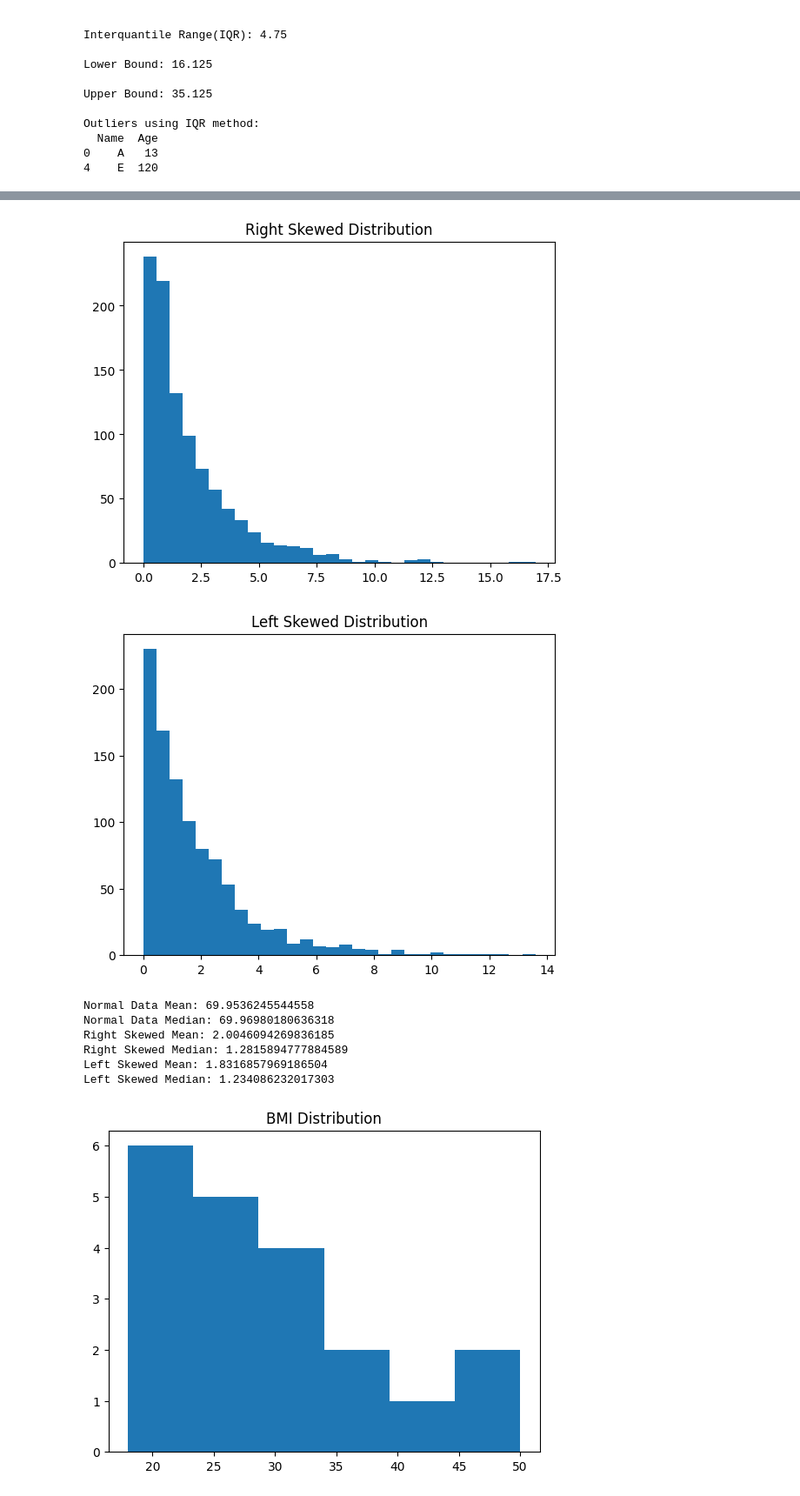
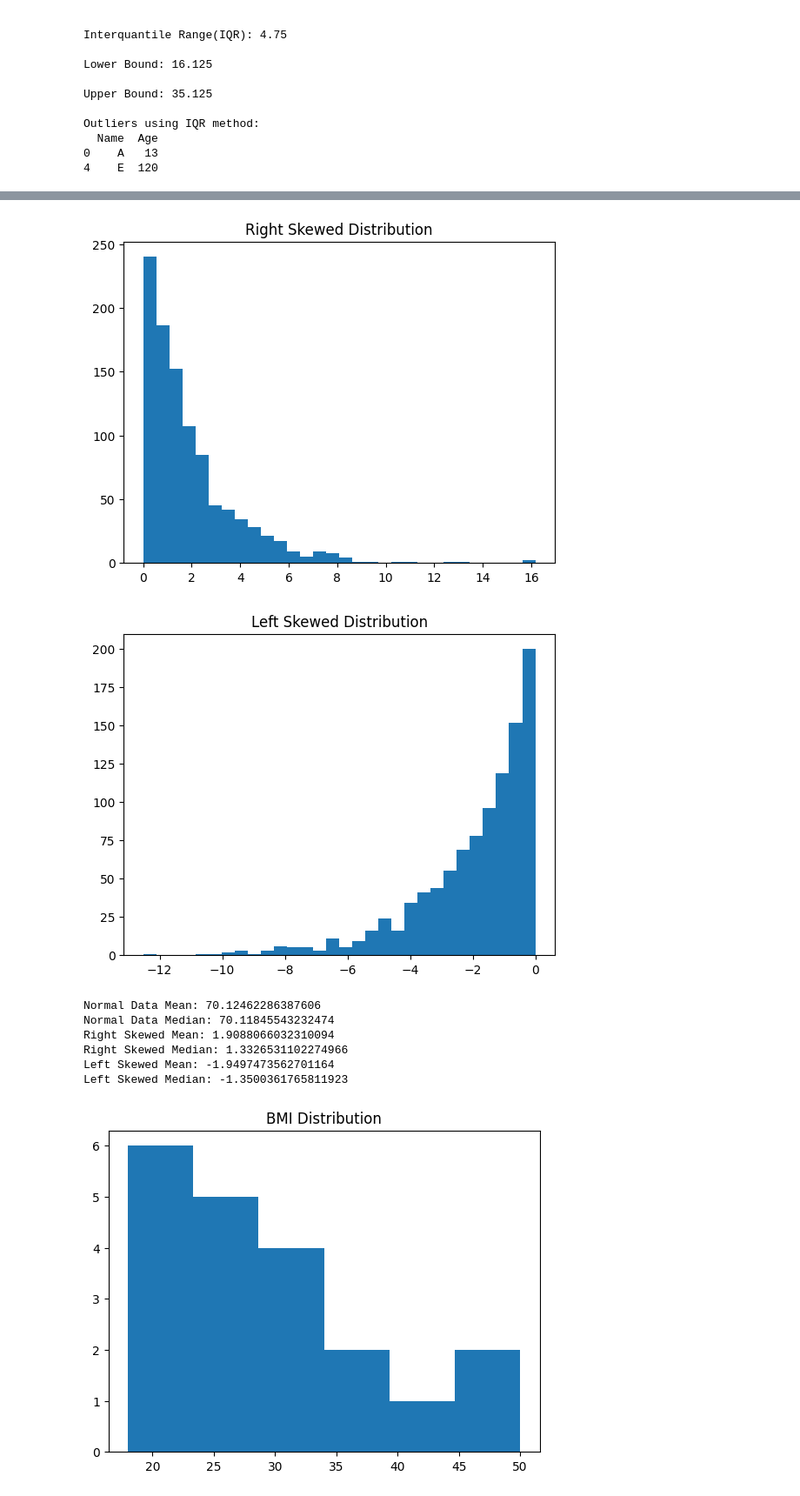
Before and after one commit to Redanaz/2025-26-4085-Reda_Naz-AI-B-DS, a Jupyter notebook: 24Feb.ipynb, the cells around one changed output, grey strips where cells are left out. Shown at 87% size. Drawn from its saved outputs; the diff is of its cells as text; code cells hidden in the pictures.

```diff
--- a/24Feb.ipynb
+++ b/24Feb.ipynb
@@ -127,7 +127,7 @@ import pandas as pd
 import matplotlib.pyplot as plt
 normal_data=np.random.normal(loc=70,scale=5,size=1000)
 right_skewed=np.random.exponential(scale=2,size=1000)
-left_skewed=np.random.exponential(scale=2,size=1000)
+left_skewed=-np.random.exponential(scale=2,size=1000)
 plt.hist(normal_data,bins=30)
 plt.title("Normal Distribution")
 plt.show()
@@ -148,11 +148,11 @@ print("Left Skewed Median:",np.median(left_skewed))
-[figure, old version]
+[figure, new version]
-[figure, old version]
+[figure, new version]
-Normal Data Mean: 69.9536245544558
-Normal Data Median: 69.96980180636318
-Right Skewed Mean: 2.0046094269836185
-Right Skewed Median: 1.2815894777884589
-Left Skewed Mean: 1.8316857969186504
-Left Skewed Median: 1.234086232017303
+Normal Data Mean: 70.12462286387606
+Normal Data Median: 70.11845543232474
+Right Skewed Mean: 1.9088066032310094
+Right Skewed Median: 1.3326531102274966
+Left Skewed Mean: -1.9497473562701164
+Left Skewed Median: -1.3500361765811923
 # %%
 #Class Activity
 import pandas as pd
```
Also changed, not shown: parts of 1 cell of this notebook.
